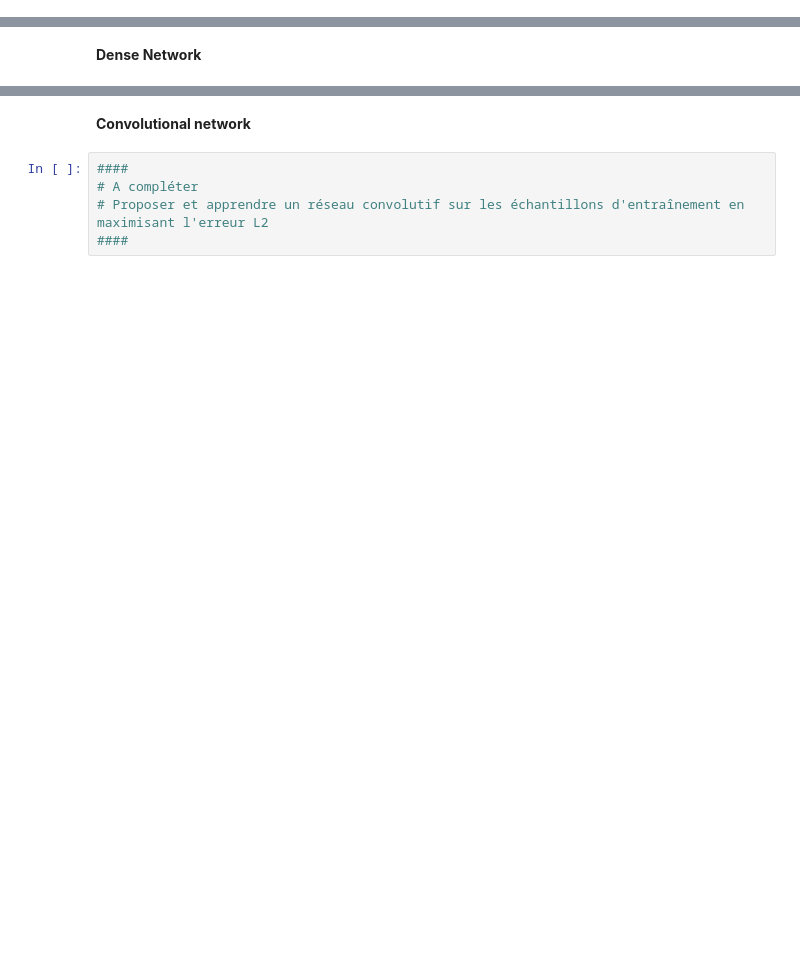
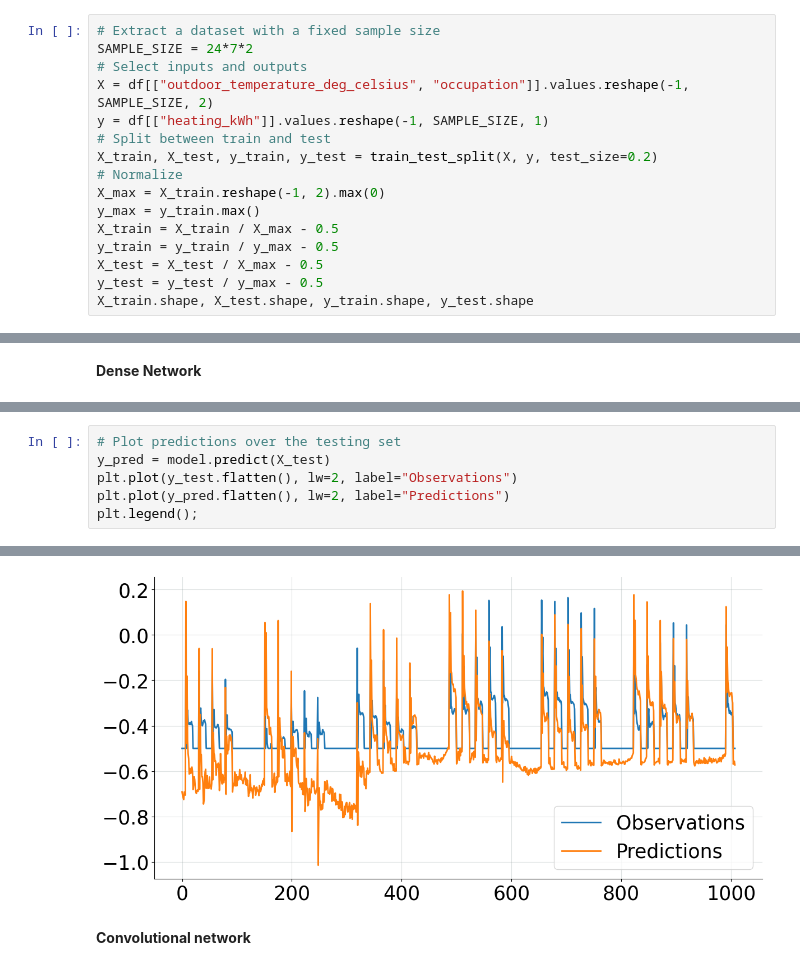
Before and after one commit to jeremiedecock/ateliers-algos, a Jupyter notebook: seq04/seq_04_cnn_answers.ipynb, the cells around one changed output, grey strips where cells are left out. Saved outputs shown, nothing was run; the diff lists cells and outputs as text; blank space fills up the shorter version.

```diff
--- a/seq04/seq_04_cnn_answers.ipynb
+++ b/seq04/seq_04_cnn_answers.ipynb
@@ -582,0 +601,16 @@ X_train.shape, X_test.shape, y_train.shape, y_test.shape
+# %%
+# Extract a dataset with a fixed sample size
+SAMPLE_SIZE = 24*7*2
+# Select inputs and outputs
+X = df[["outdoor_temperature_deg_celsius", "occupation"]].values.reshape(-1, SAMPLE_SIZE, 2)
+y = df[["heating_kWh"]].values.reshape(-1, SAMPLE_SIZE, 1)
+# Split between train and test
+X_train, X_test, y_train, y_test = train_test_split(X, y, test_size=0.2)
+# Normalize
+X_max = X_train.reshape(-1, 2).max(0)
+y_max = y_train.max()
+X_train = X_train / X_max - 0.5
+y_train = y_train / y_max - 0.5
+X_test = X_test / X_max - 0.5
+y_test = y_test / y_max - 0.5
+X_train.shape, X_test.shape, y_train.shape, y_test.shape
@@ -590,0 +676,7 @@ model.compile(loss='mean_squared_error', optimizer=tf.keras.optimizers.Adam(lear
+# %%
+# Plot predictions over the testing set
+y_pred = model.predict(X_test)
+plt.plot(y_test.flatten(), lw=2, label="Observations")
+plt.plot(y_pred.flatten(), lw=2, label="Predictions")
+plt.legend();
+# %% [output]
@@ -591,7 +684,3 @@ model.compile(loss='mean_squared_error', optimizer=tf.keras.optimizers.Adam(lear
+[figure, added]
 # %% [markdown]
 **Convolutional network**
-# %%
-####
-# A compléter
-# Proposer et apprendre un réseau convolutif sur les échantillons d'entraînement en maximisant l'erreur L2
-####
```
Also changed, not shown: parts of 17 cells of this notebook.
